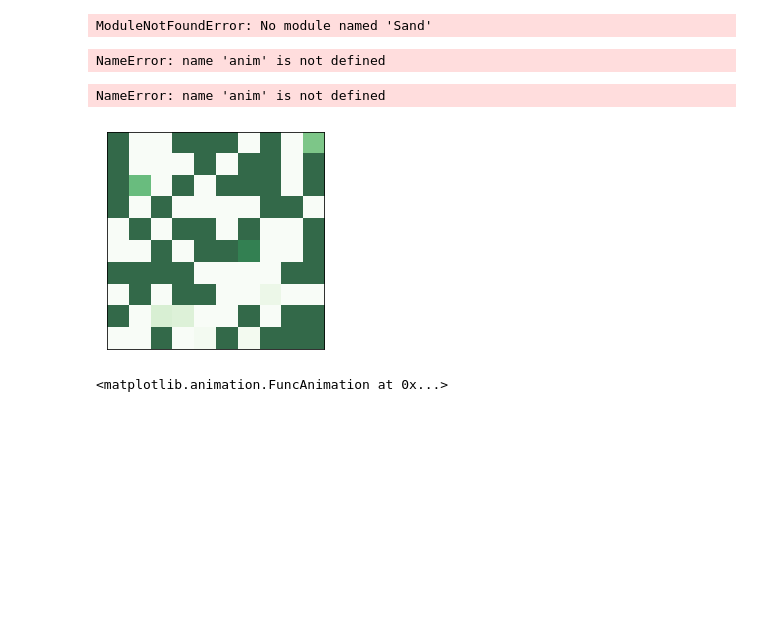
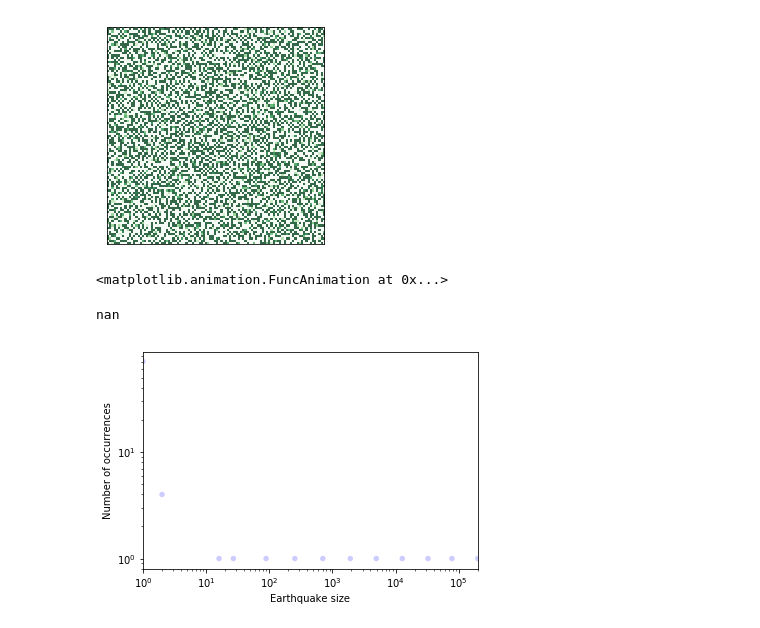
Before and after one commit to mpbrucker/ComplexityProject2, a Jupyter notebook: code/visualize_quake.ipynb, the cells around one changed output. Drawn from its saved outputs; the diff is of its cells as text; code cells hidden in the pictures; blank space fills up the shorter version.

```diff
--- a/code/visualize_quake.ipynb
+++ b/code/visualize_quake.ipynb
@@ -158,31 +1,17 @@ ModuleNotFoundError: No module named 'Earthquake'
-# %%
-from Sand import SandPile, SandPileViewer
-
-pile = SandPile()
-single_source(pile, 2**k)
-
-viewer = Cell3DViewer(pile)
-# viewer.live_animate()
-anim = viewer.animate(frames=400, interval=10)
-# %% [output]
-ModuleNotFoundError: No module named 'Sand'
+# %%
+%matplotlib inline
+from quake import Earthquake
+from Cell2D import Cell2DViewer
+
+from matplotlib import rc
+rc('animation', html='html5')
+
+steve = Earthquake(100, fth=3)
+viewer = Cell2DViewer(steve)
+anim = viewer.animate(frames=100,interval=100)
+# %% [output]
+[figure, added]
 # %%
 anim
 # %% [output]
-NameError: name 'anim' is not defined
+<matplotlib.animation.FuncAnimation at 0x...>
-# %%
-anim.save('basic_animation.mp4', fps=24, extra_args=['-vcodec', 'libx264'])
-# %% [output]
-NameError: name 'anim' is not defined
-# %%
-from quake import Earthquake
-
-steve = Earthquake(10, fth=1.5)
-viewer = Cell2DViewer(steve)
-anim = viewer.animate(frames=10, interval=1000)
-# %% [output]
-[figure, removed]
-# %%
-anim
-# %% [output]
-<matplotlib.animation.FuncAnimation at 0x...>
@@ -190,0 +22,5 @@ plt.show()
+# %%
+calculate_power_law(iters=100,plot=True, n=1000, fth=3)
+# %% [output]
+nan
+[figure, added]
```
Also changed, not shown: parts of 7 cells of this notebook, 8 other files.
